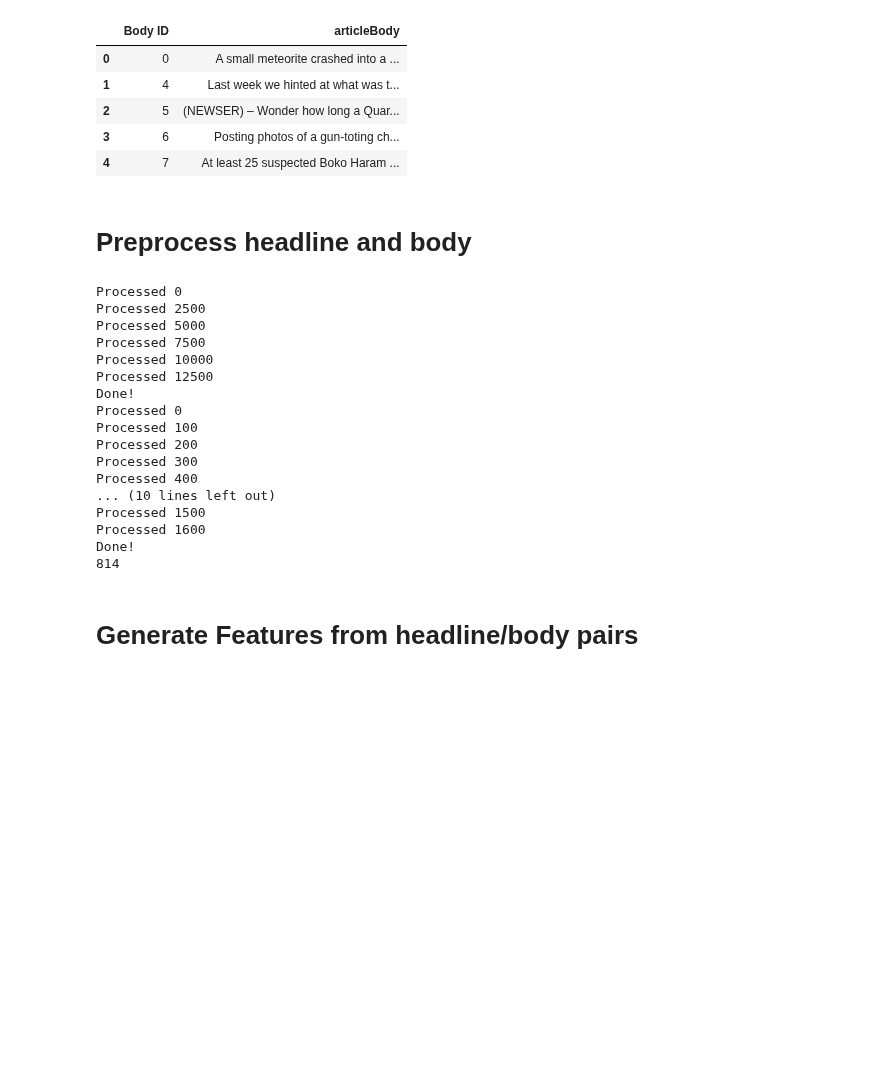
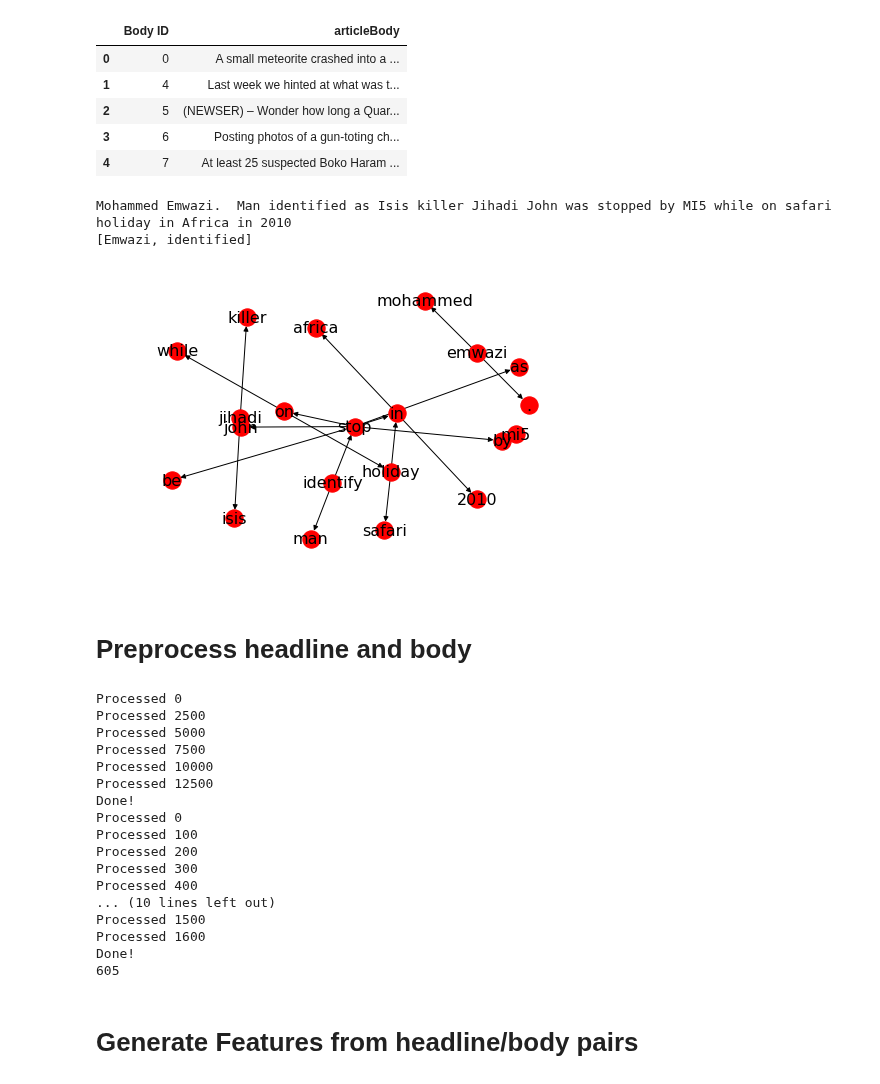
Before and after one commit to CornellDataScience/Insights-FakeNews, a Jupyter notebook: Graph Model.ipynb, the cells around one changed output. Cells and saved outputs as stored; diff of their text form; code cells hidden in the pictures; blank space fills up the shorter version.

Commit message:
added new edges dump

```diff
--- a/Graph Model.ipynb
+++ b/Graph Model.ipynb
@@ -186,6 +186,21 @@ def build_graph(doc):
                     edges.add((token.lemma_.lower(),child.lemma_.lower()))
     graph = nx.DiGraph(list(edges))
     return graph
+# %%
+def get_edges(doc):
+    """
+    return list of edges
+    """
+    edges = []
+    for token in doc:
+        if token.pos_ not in ['SPACE']:
+            for child in token.children:
+                if child.pos_ not in ['SPACE']:
+                    edges.append((
+                        {"token":token.lemma_.lower(), "dep":token.dep_ , "pos":token.pos_},
+                        {"token":child.lemma_.lower(), "dep":child.dep_ , "pos":child.pos_}
+                    ))
+    return edges
 # %%
 def get_summary(doc, subjects, n = 5):
     """
@@ -287,16 +307,28 @@ def get_neg_ancestors(doc):
     return tuple(results)
 # %%
-# h_id = 25
-# df = agrees
-# test = nlp(preprocess(list(df.values)[h_id][0]))
+h_id = 1250
+df = train_stances[train_stances["Stance"] == "agree"]
+test = nlp(preprocess(list(df.values)[h_id][0]))
+print(test)
+print([t for t in test if t.dep_ == "ROOT"])
 # print(test)
 # test_graph = build_graph(test)
+edges = get_edges(test)
+set_edges = set([(e[0]['token'], e[1]['token']) for e in edges])
+test_graph = nx.DiGraph(list(set_edges))
 # test_subj = get_topics(test)
 # test_svo = get_svos(test)
 # print(get_shortest_path_to_negating(test_graph, test_subj))
 # print(test_subj, test_svo, list(test_svo[1].keys())[0])
 # print(root_distance(test_graph, list(test_svo[1].keys())[0]))
 # print(get_neg_ancestors(test))
+# pos = nx.spring_layout(test_graph, iterations = 200)
+nx.draw(test_graph, font_size=16, with_labels = True)
+plt.show()
+# %% [output]
+Mohammed Emwazi.  Man identified as Isis killer Jihadi John was stopped by MI5 while on safari holiday in Africa in 2010
+[Emwazi, identified]
+[figure, added]
 # %%
 # body_text = get_body(list(df.values)[h_id][1])
 # body = coref(preprocess(body_text))
@@ -325,7 +357,8 @@ for headline in range(len(stance_data)):
     h, b_id, s = tuple(stance_data[headline])
     if h not in headline_info:
         nlp_h = nlp(preprocess(h))
-        headline_graph = build_graph(nlp_h)
+        headline_edges = get_edges(nlp_h)
+        headline_graph = nx.DiGraph(list(set([(e[0]['token'], e[1]['token']) for e in edges])))
         headline_subj = get_topics(nlp_h)
         headline_svo = get_svos(nlp_h)
         headline_root_dist = root_distance(headline_graph, list(headline_svo[1].keys())[0])
@@ -334,7 +367,7 @@ for headline in range(len(stance_data)):
         for tok in nlp_h:
             if tok.text == "?":
                 nqh += 1
-        headline_info[h] = (nlp_h, headline_graph, headline_subj, headline_svo, headline_root_dist, headline_neg_ancestors, nqh)
+        headline_info[h] = (nlp_h, headline_graph, headline_subj, headline_svo, headline_root_dist, headline_neg_ancestors, nqh, headline_edges)
 print("Done!")
 for body in range(len(body_data)):
     if body % 100 == 0:
@@ -368,7 +401,7 @@ Processed 400
 Processed 1500
 Processed 1600
 Done!
-814
+605
 # %%
 import json
 body_graphs = {}
```
Also changed, not shown: parts of 4 cells of this notebook, 2 other files.
